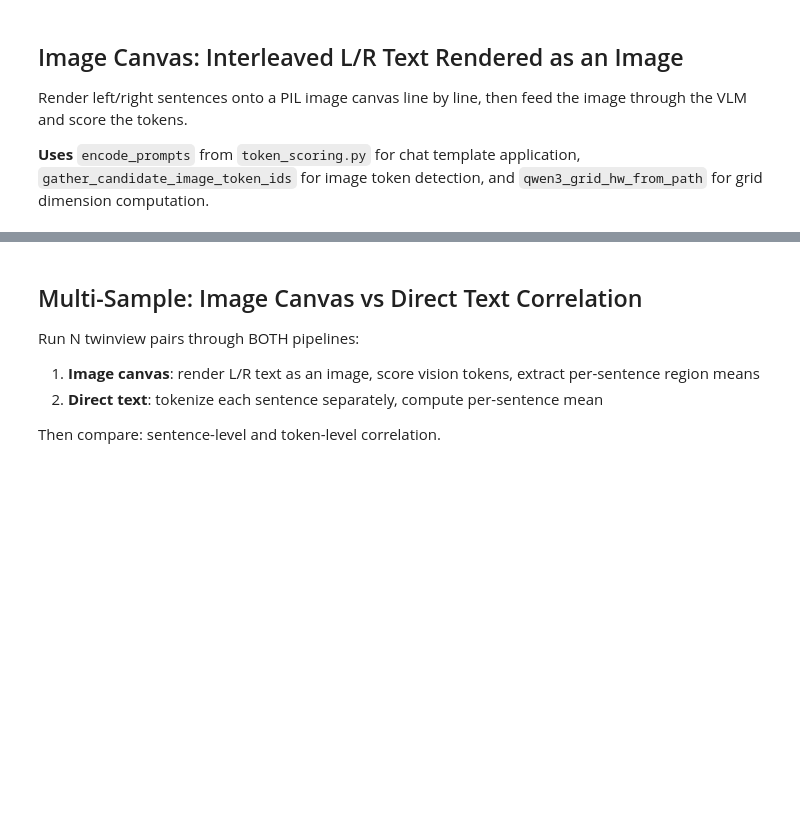
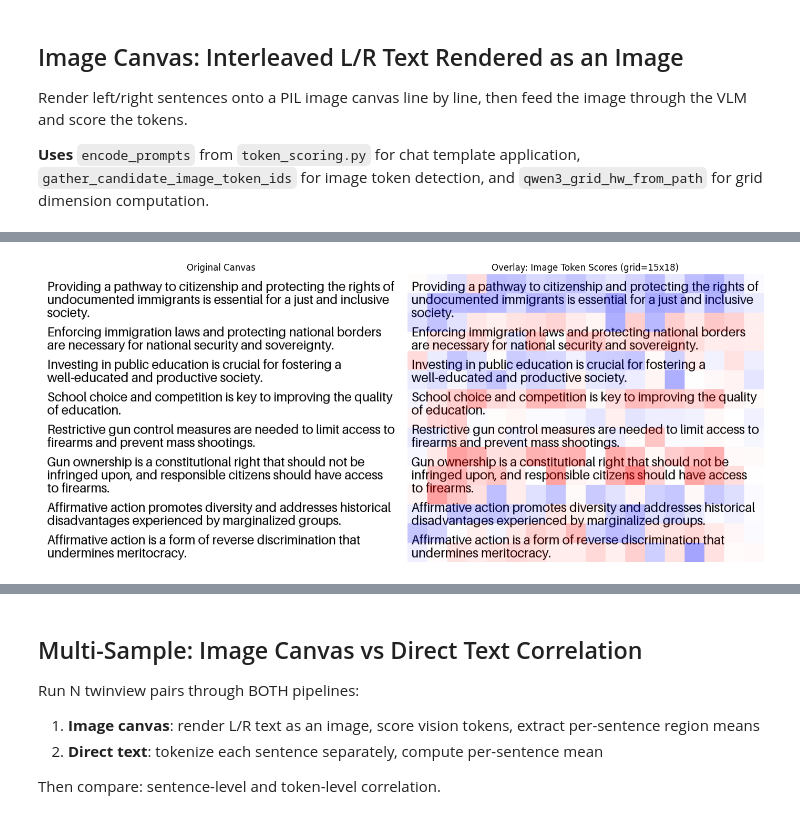
Before and after one commit to DotIN13/linear-political-llm, a Jupyter notebook: notebooks/vl_twinviews_probe_scoring_refactored.ipynb, the cells around one changed output, grey strips where cells are left out. Saved outputs shown, nothing was run; the diff lists cells and outputs as text; code cells hidden in the pictures; blank space fills up the shorter version.

```diff
--- a/notebooks/vl_twinviews_probe_scoring_refactored.ipynb
+++ b/notebooks/vl_twinviews_probe_scoring_refactored.ipynb
@@ -545,0 +653,80 @@ R rows (8): mean=+0.3379
+# %%
+# ---- Map image grid rows to L/R sentences via mask majority ----
+row_side = [""] * gh
+for r in range(gh):
+    n_L = (mask_grid[r, :] == 0).sum()
+    n_R = (mask_grid[r, :] == 1).sum()
+    if n_L >= n_R and n_L > 0:
+        row_side[r] = "L"
+    elif n_R > 0:
+        row_side[r] = "R"
+    print(f"Row {r}: {n_L} L pixels, {n_R} R pixels -> side={row_side[r]}")
+
+# ---- Overlay image token scores on canvas ----
+img_grid = img_scores.reshape(gh, gw)
+overlay = Image.new("RGBA", (gw, gh))
+opx = overlay.load()
+vmax = max(abs(img_grid.min()), abs(img_grid.max()), 1e-6)
+for iy in range(gh):
+    for ix in range(gw):
+        v = img_grid[iy, ix]
+        t = max(-1., min(1., v / vmax))
+        if t <= 0:
+            r, g, b, a = 0, 0, 255, int(120 * abs(t))
+        else:
+            r, g, b, a = 255, 0, 0, int(120 * abs(t))
+        opx[ix, iy] = (r, g, b, a)
+overlay = overlay.resize((canvas.width, canvas.height), Image.NEAREST)
+result = canvas.convert("RGBA")
+result = Image.alpha_composite(result, overlay).convert("RGB")
+
+fig, (ax1, ax2) = plt.subplots(1, 2, figsize=(14, 6))
+ax1.imshow(canvas)
+ax1.set_title("Original Canvas")
+ax1.axis("off")
+ax2.imshow(result)
+ax2.set_title(f"Overlay: Image Token Scores (grid={gh}x{gw})")
+ax2.axis("off")
+plt.tight_layout()
+plt.show()
+
+# ---- Image-pad-only sequence plot with L/R sentence row shading ----
+fig, ax = plt.subplots(figsize=(16, 5))
+x = np.arange(n_img)
+ax.fill_between(x, 0, img_scores, where=img_scores > 0, color="#d9534f", alpha=0.5, step="mid")
+ax.fill_between(x, 0, img_scores, where=img_scores < 0, color="#5bc0de", alpha=0.5, step="mid")
+
+for grid_row in range(gh):
+    side = row_side[grid_row]
+    if side == "L":
+        color = "#5bc0de"
+    elif side == "R":
+        color = "#d9534f"
+    else:
+        color = "#cccccc"
+    t0 = grid_row * gw
+    t1 = t0 + gw
+    ax.axvspan(t0, t1, alpha=0.12, color=color)
+
+for r in range(1, gh):
+    ax.axvline(r * gw, color="#888888", linewidth=0.3, linestyle=":")
+
+from matplotlib.patches import Patch
+legend_elements = [
+    Patch(facecolor="#5bc0de", alpha=0.3, label="Left sentence rows"),
+    Patch(facecolor="#d9534f", alpha=0.3, label="Right sentence rows"),
+    Patch(facecolor="#cccccc", alpha=0.3, label="Blank rows"),
+]
+ax.legend(handles=legend_elements, loc="upper right")
+ax.axhline(0, color="black", linewidth=0.5)
+ax.set_xlabel("Image token index (row-major: each block = 1 grid row)")
+ax.set_ylabel("DW-NOMINATE score")
+ax.set_title(f"Image Pad Tokens Only - {gh}x{gw} grid, shaded by L/R sentence region")
+plt.tight_layout()
+plt.show()
+
+l_rows = [img_grid[r, :].mean() for r in range(gh) if row_side[r] == "L"]
+r_rows = [img_grid[r, :].mean() for r in range(gh) if row_side[r] == "R"]
+print(f"L rows ({len(l_rows)}): mean={np.mean(l_rows):+.4f}" if l_rows else "L rows: none")
+print(f"R rows ({len(r_rows)}): mean={np.mean(r_rows):+.4f}" if r_rows else "R rows: none")
+# %% [output]
@@ -545,0 +748 @@ R rows (8): mean=+0.3379
+[figure, added]
```
Also changed, not shown: parts of 13 cells of this notebook, 13 other files.
